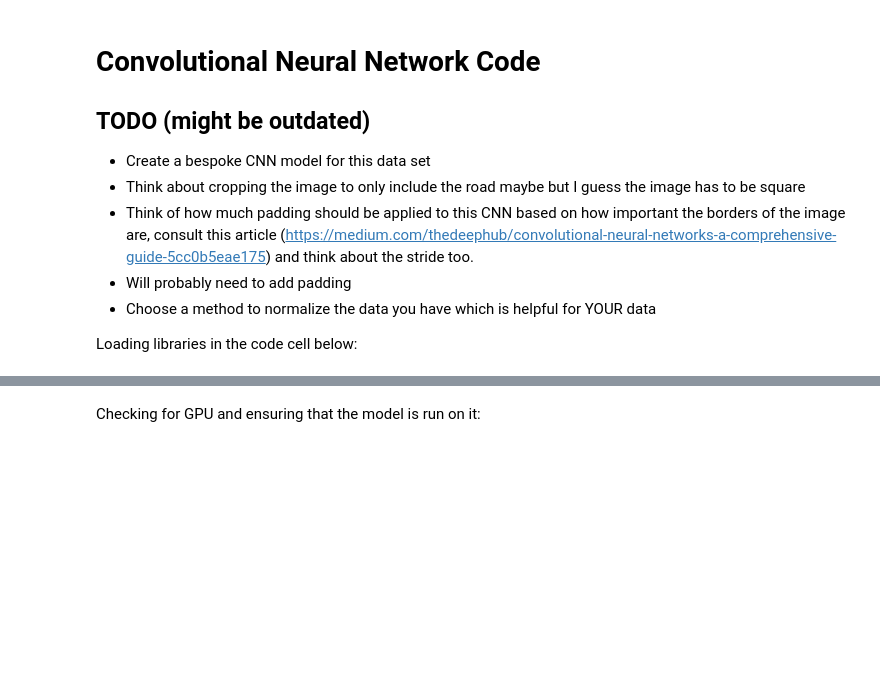
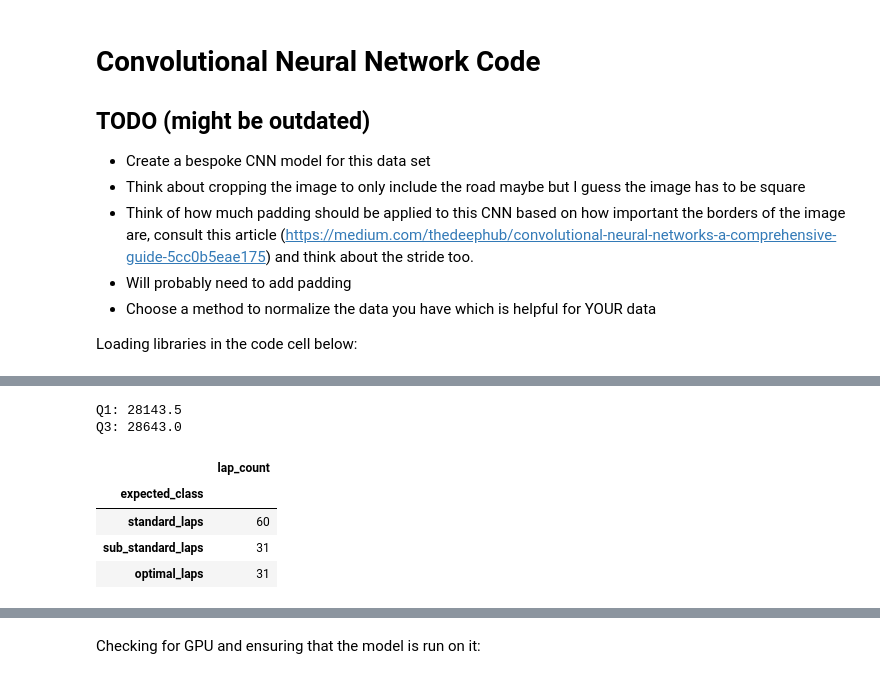
Before and after one commit to Prachet06/F1-Optimized-Cornering-Project, a Jupyter notebook: Code/Model.ipynb, the cells around one changed output, grey strips where cells are left out. Drawn from its saved outputs; the diff is of its cells as text; code cells hidden in the pictures; blank space fills up the shorter version.

```diff
--- a/Code/Model.ipynb
+++ b/Code/Model.ipynb
@@ -22,0 +164,53 @@ from torchvision.models import ResNet18_Weights
+# %%
+q1 = np.quantile(
+    eligible_laps["s1_time"],
+    0.25,
+)
+
+q3 = np.quantile(
+    eligible_laps["s1_time"],
+    0.75,
+)
+
+
+def assign_class_name(sector_time_ms):
+    if sector_time_ms <= q1:
+        return "optimal_laps"
+
+    if sector_time_ms < q3:
+        return "standard_laps"
+
+    return "sub_standard_laps"
+
+
+eligible_laps["expected_class"] = (
+    eligible_laps["s1_time"].apply(assign_class_name)
+)
+
+class_to_index = {
+    "optimal_laps": 0,
+    "standard_laps": 1,
+    "sub_standard_laps": 2,
+}
+
+eligible_laps["class_index"] = (
+    eligible_laps["expected_class"].map(class_to_index)
+)
+
+print("Q1:", q1)
+print("Q3:", q3)
+
+display(
+    eligible_laps["expected_class"]
+    .value_counts()
+    .rename("lap_count")
+    .to_frame()
+)
+# %% [output]
+Q1: 28143.5
+Q3: 28643.0
+|  | lap_count |
+| expected_class |  |
+| standard_laps | 60 |
+| sub_standard_laps | 31 |
+| optimal_laps | 31 |
```
Also changed, not shown: parts of 40 cells of this notebook, 9 other files.
